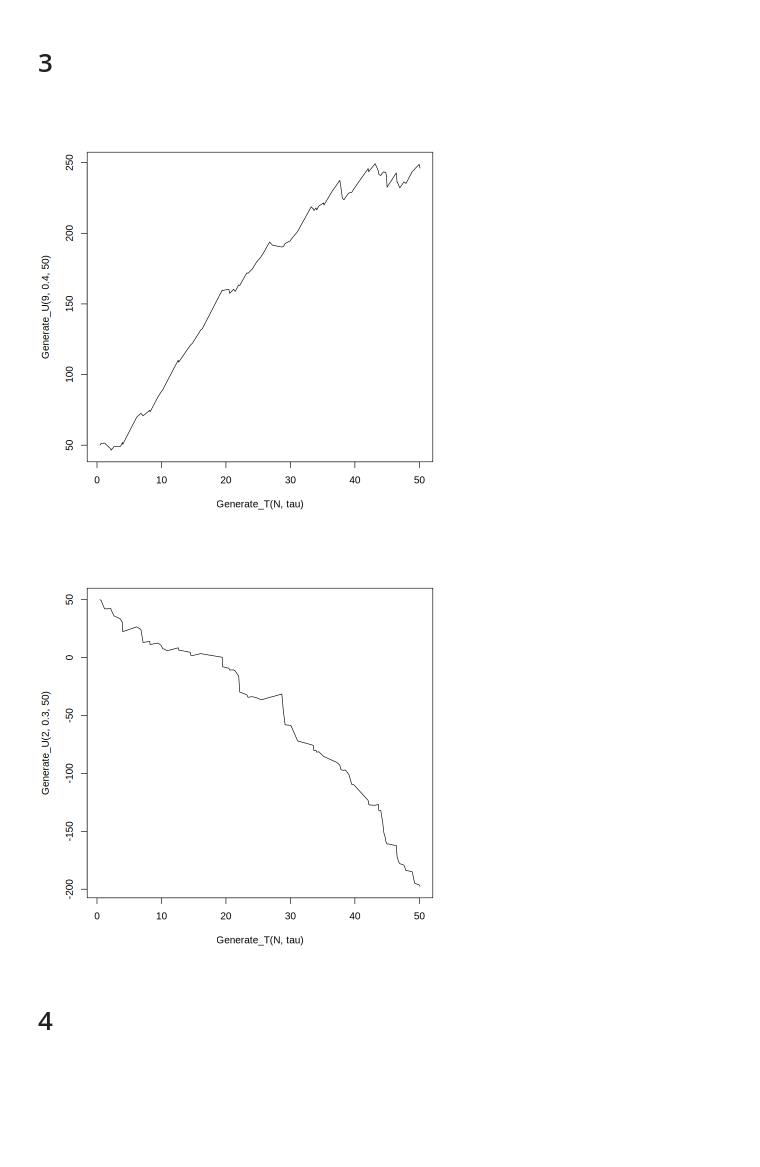
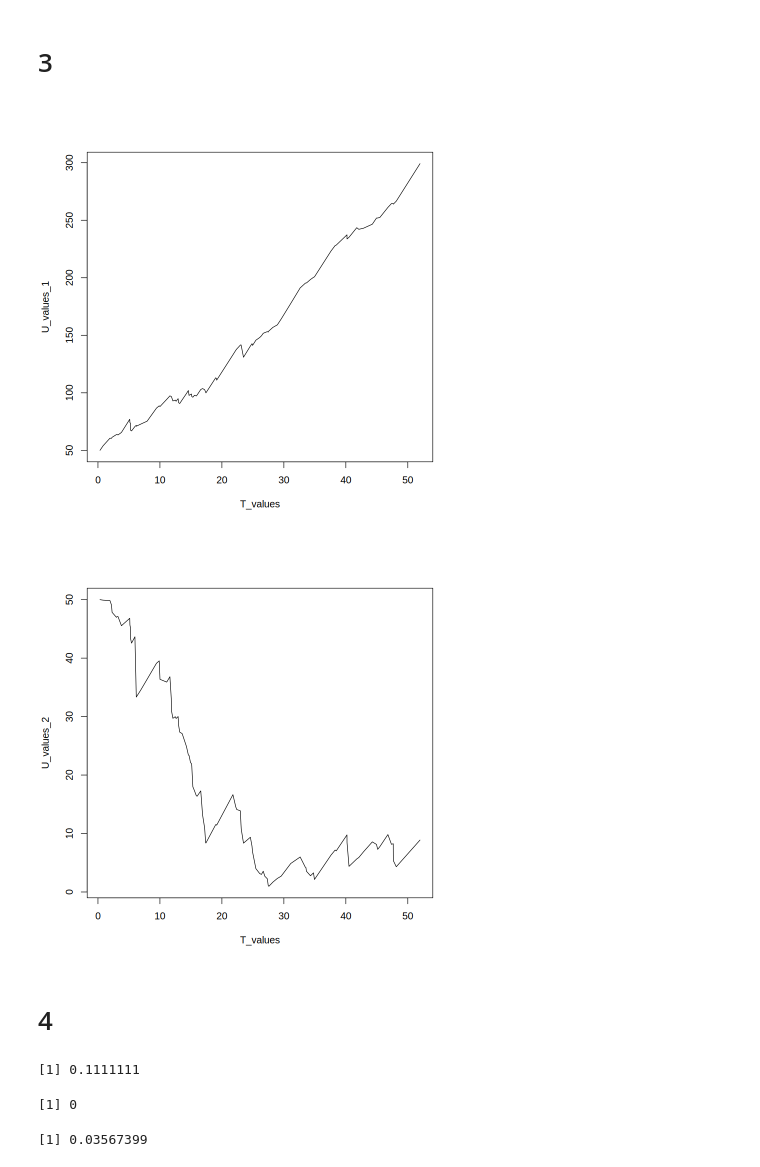
Before and after one commit to Amatikay/EMM2, a Jupyter notebook: Cramer_Lundberg.ipynb, the cells around one changed output. Drawn from its saved outputs; the diff is of its cells as text; code cells hidden in the pictures; blank space fills up the shorter version.

```diff
--- a/Cramer_Lundberg.ipynb
+++ b/Cramer_Lundberg.ipynb
@@ -27,19 +32,20 @@ Generate_T <- function(N, tau){
 # %% [markdown]
 # 1
 # %%
-t <- 50
+T <- 50
 lambda <- 2
-N <- 0
 
-for( i in 1:1000){
-    tau <- 0
+N <- numeric(1000)
+
+for (i in 1:1000) {
+    tau <- numeric(0)
     tmp <- 0
-    while ( sum(tau)< t) {
-      tmp <- tmp + 1
-      tau[tmp] <- sum(rexp(1, lambda))
+    while (sum(tau) < T) {
+        tmp <- tmp + 1
+        tau[tmp] <- sum(rexp(1, lambda))
     }
     N[i] <- tmp
 }
 
-plot(N,type = "l")
+plot(N, type = "l")
 # %% [output]
@@ -56,10 +62,15 @@ curve(Generate_Normal_Distribution(x = x), add = TRUE)
 # %% [markdown]
 # 3
 # %%
-plot(Generate_U(9, .4, 50)~Generate_T(N,tau), type='l')
-plot(Generate_U(2, .3, 50)~Generate_T(N,tau), type='l')
+U_values_1 <- generate_U(9, 0.4, 50, length(N), tau)
+U_values_2 <- generate_U(2, 0.7, 50, length(N), tau)
+
+T_values <- generate_T(length(N), tau)
+
+plot(U_values_1 ~ T_values, type = 'l')
+plot(U_values_2 ~ T_values, type = 'l')
 # %% [output]
-[figure, old version]
+[figure, new version]
-[figure, old version]
+[figure, new version]
 # %% [markdown]
 # 4
@@ -65,0 +96,20 @@ plot(Generate_U(2, .3, 50)~Generate_T(N,tau), type='l')
+# %%
+rho <- (c / ( lambda * mu )) - 1
+rho
+# %% [output]
+[1] 0.1111111
+# %%
+n <- 1000
+t <- 1000
+
+tr <- N
+
+Xi_A <- 0
+for (i in 1:n) {
+  Xi_A <- Xi_A + ksi(tr[i], c, 1/mu, U0) / n
+}
+Xi_A
+exp(- 1/mu * rho * U0 / (1 + rho))
+# %% [output]
+[1] 0
+[1] 0.03567399
```
Also changed, not shown: parts of 5 cells of this notebook.
